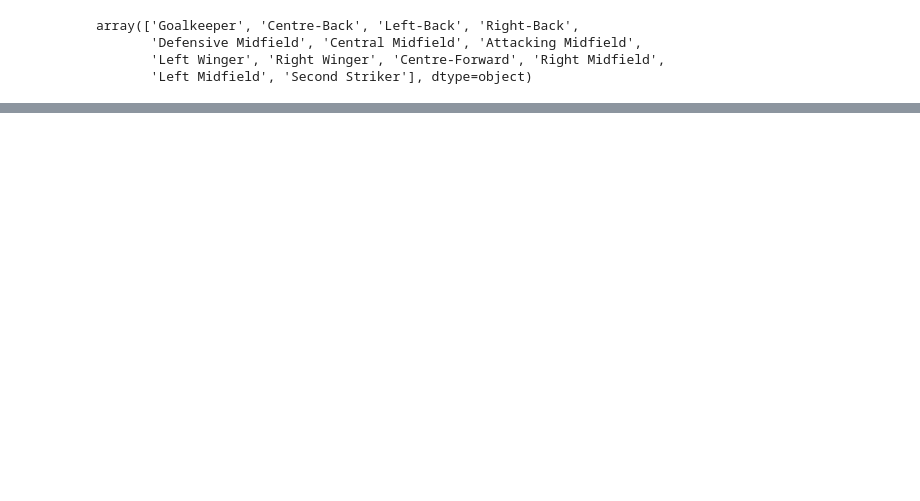
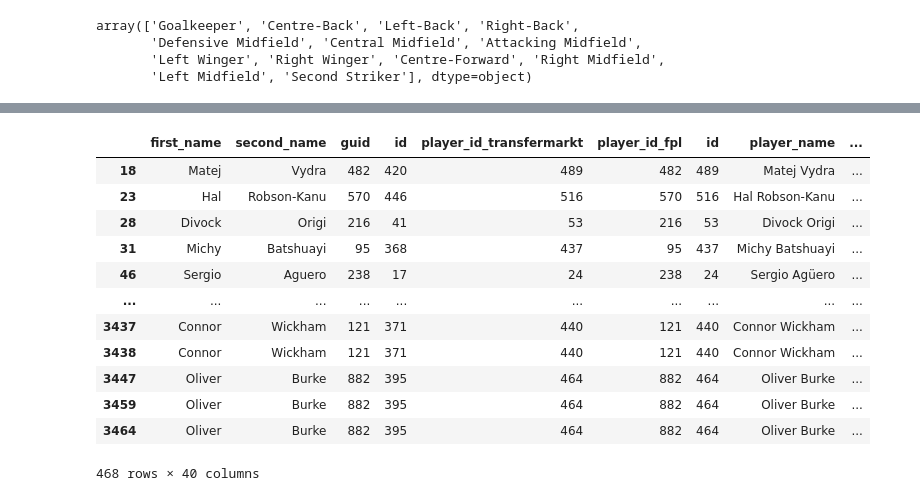
Before and after one commit to Shomrey/football-progres-analysis, a Jupyter notebook: Analysis-football-players.ipynb, the cells around one changed output, grey strips where cells are left out. Cells and saved outputs as stored; diff of their text form; code cells hidden in the pictures; blank space fills up the shorter version.

```diff
--- a/Analysis-football-players.ipynb
+++ b/Analysis-football-players.ipynb
@@ -588,0 +618,16 @@ KeyError: 'player_position'
+# %%
+forwards
+# %% [output]
+|  | first_name | second_name | guid | id | player_id_transfermarkt | player_id_fpl | id | player_name | ... |
+| 18 | Matej | Vydra | 482 | 420 | 489 | 482 | 489 | Matej Vydra | ... |
+| 23 | Hal | Robson-Kanu | 570 | 446 | 516 | 570 | 516 | Hal Robson-Kanu | ... |
+| 28 | Divock | Origi | 216 | 41 | 53 | 216 | 53 | Divock Origi | ... |
+| 31 | Michy | Batshuayi | 95 | 368 | 437 | 95 | 437 | Michy Batshuayi | ... |
+| 46 | Sergio | Aguero | 238 | 17 | 24 | 238 | 24 | Sergio Agüero | ... |
+| ... | ... | ... | ... | ... | ... | ... | ... | ... | ... |
+| 3437 | Connor | Wickham | 121 | 371 | 440 | 121 | 440 | Connor Wickham | ... |
+| 3438 | Connor | Wickham | 121 | 371 | 440 | 121 | 440 | Connor Wickham | ... |
+| 3447 | Oliver | Burke | 882 | 395 | 464 | 882 | 464 | Oliver Burke | ... |
+| 3459 | Oliver | Burke | 882 | 395 | 464 | 882 | 464 | Oliver Burke | ... |
+| 3464 | Oliver | Burke | 882 | 395 | 464 | 882 | 464 | Oliver Burke | ... |
+468 rows × 40 columns
```
Also changed, not shown: parts of 16 cells of this notebook.
